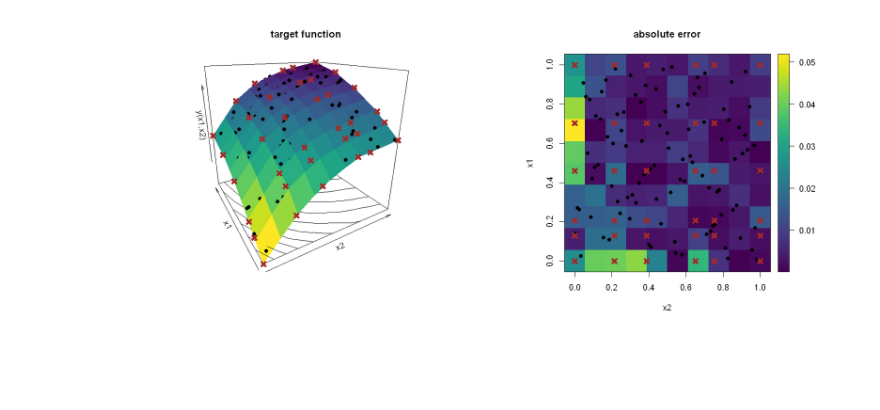
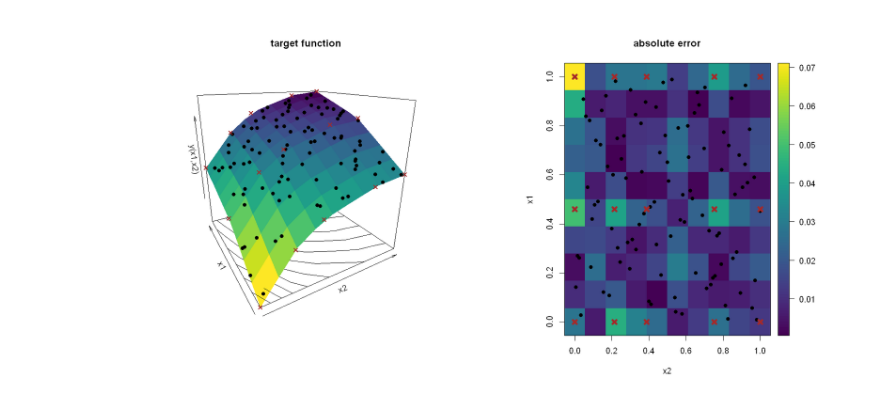
Before and after one commit to anfelopera/lineqGPR, a Jupyter notebook: notebooks/lineqGPR_MaxModAlgorithm_Monotonicity5D.ipynb, the cells around one changed output. Saved outputs shown, nothing was run; the diff lists cells and outputs as text; code cells hidden in the pictures; blank space fills up the shorter version.

Commit message:
adding notebooks + minor changes lineqGPR 0.3.0

```diff
--- a/notebooks/lineqGPR_MaxModAlgorithm_Monotonicity5D.ipynb
+++ b/notebooks/lineqGPR_MaxModAlgorithm_Monotonicity5D.ipynb
@@ -56,19 +50,16 @@ xtest <- lhsDesign(ntest, D, seed = 8)$design
 xtest <- maximinSA_LHS(xtest)$design
 # %%
 # initializing a 1D GP model with only two knots
-model <-  create(class = 'lineqMaxModGP',
-                 x = rep(0, nbtrain), y = ydesign,
-                 constrType = c("monotonicity"))
-model$localParam$m <- 2
-model$uinit <- lapply(1:D, function(x) seq(0, 1, length.out = model$localParam$m))
+model <-  create(class = 'lineqGP',
+                 x = xdesign, y = ydesign,
+                 constrType = c("monotonicity"), m = 2)
+model$kernParam$type <- "matern52"
 model$varnoise <- var(ydesign)
 model$kernParam$nugget <- 1e-5
 # %%
 # updating the model according to the MaxMod algorithm
 model <- MaxMod(model,
-                xdesign,
                 xtest,
-                D = D,
                 tol = 1e-5,
                 max_iter = 10*model$d,
                 reward_new_knot = 1e-6,
@@ -132,25 +134,25 @@ pred <- predict(model, xtestGrid)
 # %%
 # plotting the MAP estimate
 colormap <- rev(viridis(1e2))
-options(repr.plot.width = 15, repr.plot.height = 6)
+options(repr.plot.width = 15, repr.plot.height = 7.5)
 par(mfrow = c(1,2))
 p <- persp3D(x = seq(0, 1, length = ntest), y = seq(0, 1, length = ntest),
              z = matrix(pred$Phi.test %*% pred$xi.map, nrow = ntest),
              xlab = "x2", ylab = "x1", zlab = "y(x1,x2)",
              main = "target function",
              phi = 20, theta = -30, col = colormap,
-             contour = TRUE, colkey=FALSE, lwd = 4)
-points3D(x = model$x[, 1], y = model$x[, 2], z = ydesign,
-         col = 'black', pch = 19, add=TRUE)
-u <- expand.grid(model$u[[1]], model$u[[2]])
+             contour = TRUE, colkey=FALSE)
+points(trans3D(x = model$x[, 1], y = model$x[, 2], z = ydesign, pmat = p),
+       col = 'black', pch = 19)
+u <- expand.grid(model$ulist[[1]], model$ulist[[2]])
 pred_Knots <- predict(model, as.matrix(u))
 points(trans3D(x = u[, 1], y = u[, 2], z = pred_Knots$Phi.test %*% pred_Knots$xi.map, pmat = p),
-         col = 'brown', pch = 4, lwd = 4)
+       col = 'brown', pch = 4, lwd = 2)
 
 diff = ytestGrid - pred$Phi.test %*% pred$xi.map
 image2D(abs(matrix(diff, nrow = ntest)), col = rev(colormap),
         main = "absolute error", xlab = "x2", ylab = "x1")
 points2D(model$x[, 1], model$x[, 2], add = TRUE, pch = 19, col ='black')
 points2D(u[, 1], u[, 2], add = TRUE, pch = 4, lwd = 4, col ='brown')
 # %% [output]
-[figure, old version]
+[figure, new version]
```
Also changed, not shown: parts of 3 cells of this notebook, 10 other files.
